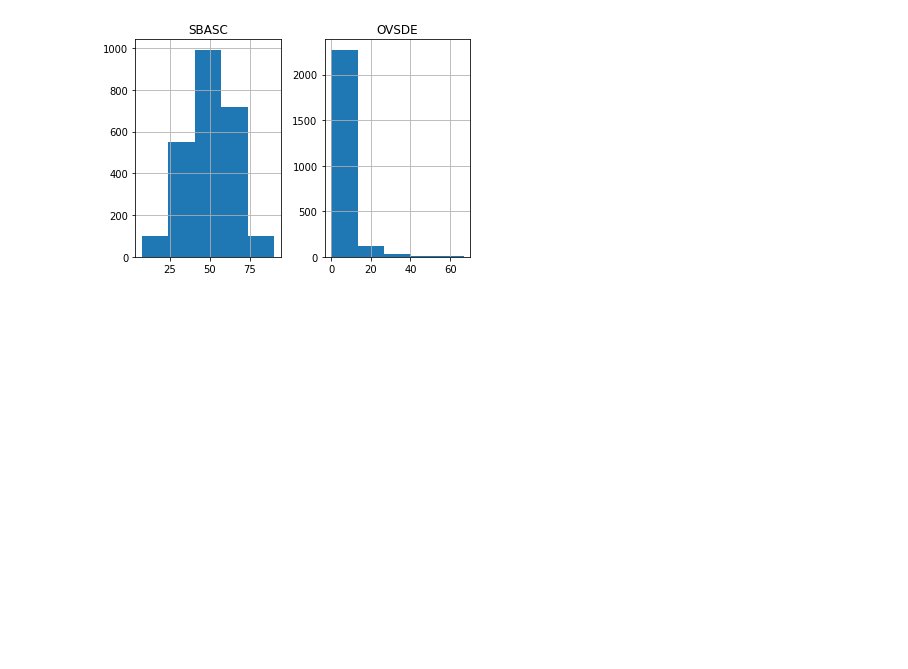
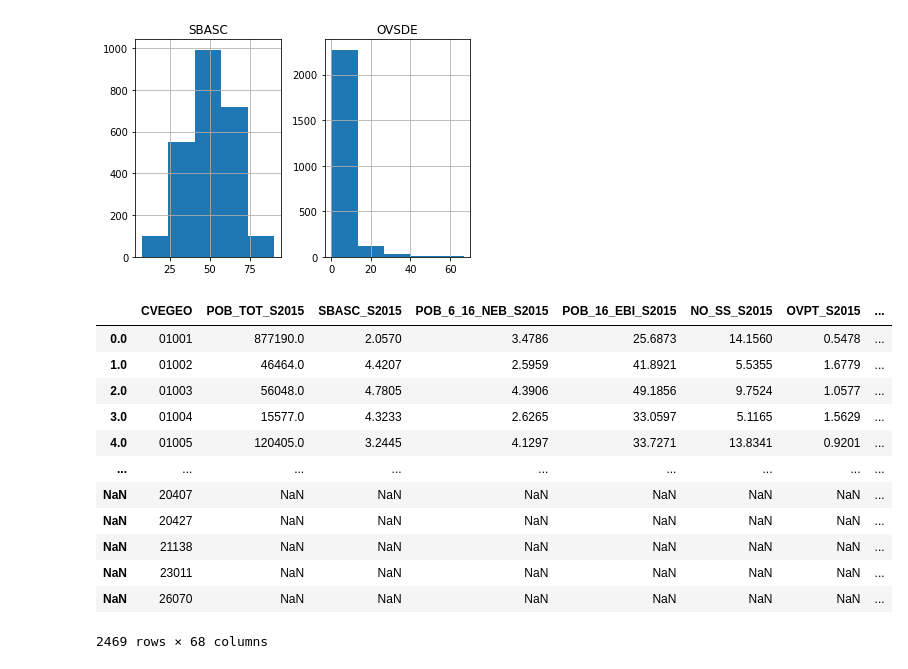
Before and after one commit to jurjoroa/ml_theft_project, a Jupyter notebook: src/03_social_data_CONEVAL.ipynb, the cells around one changed output. Saved outputs shown, nothing was run; the diff lists cells and outputs as text; code cells hidden in the pictures; blank space fills up the shorter version.

```diff
--- a/src/03_social_data_CONEVAL.ipynb
+++ b/src/03_social_data_CONEVAL.ipynb
@@ -237,3 +289,19 @@ array([[<matplotlib.axes._subplots.AxesSubplot object at 0x...>,
         <matplotlib.axes._subplots.AxesSubplot object at 0x...>]],
       dtype=object)
 [figure]
+# %%
+df_social_2015_2020
+# %% [output]
+|  | CVEGEO | POB_TOT_S2015 | SBASC_S2015 | POB_6_16_NEB_S2015 | POB_16_EBI_S2015 | NO_SS_S2015 | OVPT_S2015 | ... |
+| 0.0 | 01001 | 877190.0 | 2.0570 | 3.4786 | 25.6873 | 14.1560 | 0.5478 | ... |
+| 1.0 | 01002 | 46464.0 | 4.4207 | 2.5959 | 41.8921 | 5.5355 | 1.6779 | ... |
+| 2.0 | 01003 | 56048.0 | 4.7805 | 4.3906 | 49.1856 | 9.7524 | 1.0577 | ... |
+| 3.0 | 01004 | 15577.0 | 4.3233 | 2.6265 | 33.0597 | 5.1165 | 1.5629 | ... |
+| 4.0 | 01005 | 120405.0 | 3.2445 | 4.1297 | 33.7271 | 13.8341 | 0.9201 | ... |
+| ... | ... | ... | ... | ... | ... | ... | ... | ... |
+| NaN | 20407 | NaN | NaN | NaN | NaN | NaN | NaN | ... |
+| NaN | 20427 | NaN | NaN | NaN | NaN | NaN | NaN | ... |
+| NaN | 21138 | NaN | NaN | NaN | NaN | NaN | NaN | ... |
+| NaN | 23011 | NaN | NaN | NaN | NaN | NaN | NaN | ... |
+| NaN | 26070 | NaN | NaN | NaN | NaN | NaN | NaN | ... |
+2469 rows × 68 columns
```
Also changed, not shown: parts of 11 cells of this notebook, 10 other files.
